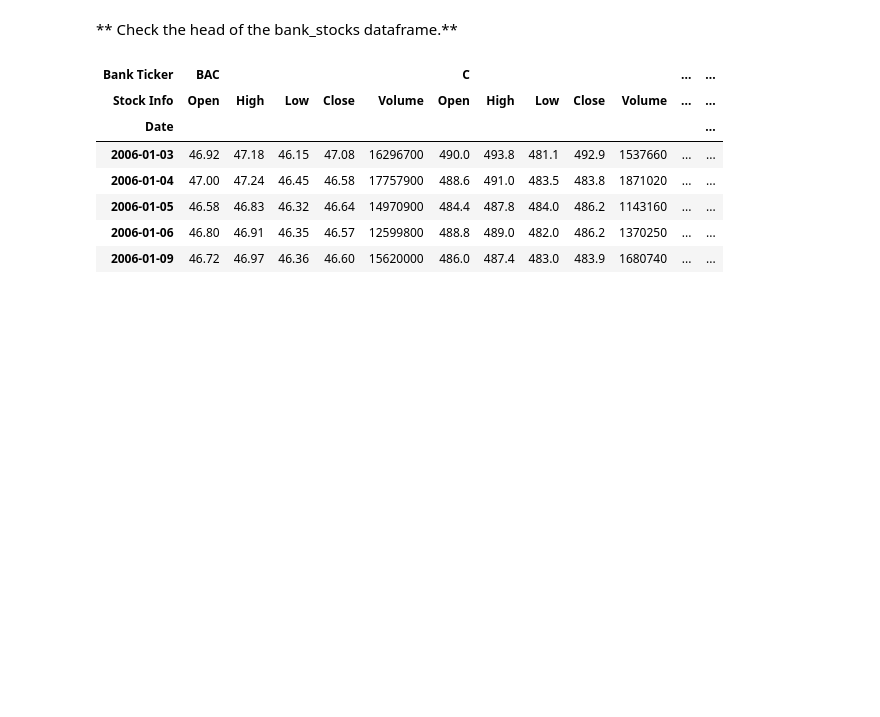
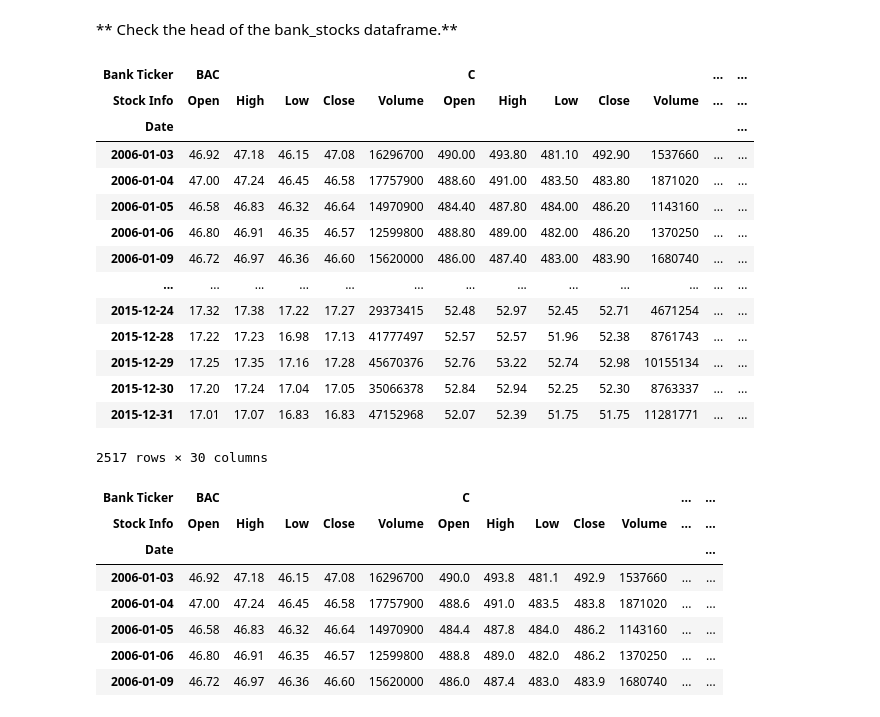
Before and after one commit to lulimontero/curso-udemy-data-science-python, a Jupyter notebook: 10-Data-Capstone-Projects/03-Finance Project.ipynb, the cells around one changed output. Drawn from its saved outputs; the diff is of its cells as text; code cells hidden in the pictures; blank space fills up the shorter version.

```diff
--- a/10-Data-Capstone-Projects/03-Finance Project.ipynb
+++ b/10-Data-Capstone-Projects/03-Finance Project.ipynb
@@ -89,6 +107,24 @@ df = data.DataReader(['BAC', 'C', 'GS', 'JPM', 'MS', 'WFC'],'google', start, end
 bank_stocks.columns.names = ['Bank Ticker','Stock Info']
 # %% [markdown]
 ** Check the head of the bank_stocks dataframe.**
+# %%
+df
+# %% [output]
+| Bank Ticker | BAC |  |  |  |  | C |  |  |  |  | ... | ... |
+| Stock Info | Open | High | Low | Close | Volume | Open | High | Low | Close | Volume | ... | ... |
+| Date |  |  |  |  |  |  |  |  |  |  |  | ... |
+| 2006-01-03 | 46.92 | 47.18 | 46.15 | 47.08 | 16296700 | 490.00 | 493.80 | 481.10 | 492.90 | 1537660 | ... | ... |
+| 2006-01-04 | 47.00 | 47.24 | 46.45 | 46.58 | 17757900 | 488.60 | 491.00 | 483.50 | 483.80 | 1871020 | ... | ... |
+| 2006-01-05 | 46.58 | 46.83 | 46.32 | 46.64 | 14970900 | 484.40 | 487.80 | 484.00 | 486.20 | 1143160 | ... | ... |
+| 2006-01-06 | 46.80 | 46.91 | 46.35 | 46.57 | 12599800 | 488.80 | 489.00 | 482.00 | 486.20 | 1370250 | ... | ... |
+| 2006-01-09 | 46.72 | 46.97 | 46.36 | 46.60 | 15620000 | 486.00 | 487.40 | 483.00 | 483.90 | 1680740 | ... | ... |
+| ... | ... | ... | ... | ... | ... | ... | ... | ... | ... | ... | ... | ... |
+| 2015-12-24 | 17.32 | 17.38 | 17.22 | 17.27 | 29373415 | 52.48 | 52.97 | 52.45 | 52.71 | 4671254 | ... | ... |
+| 2015-12-28 | 17.22 | 17.23 | 16.98 | 17.13 | 41777497 | 52.57 | 52.57 | 51.96 | 52.38 | 8761743 | ... | ... |
+| 2015-12-29 | 17.25 | 17.35 | 17.16 | 17.28 | 45670376 | 52.76 | 53.22 | 52.74 | 52.98 | 10155134 | ... | ... |
+| 2015-12-30 | 17.20 | 17.24 | 17.04 | 17.05 | 35066378 | 52.84 | 52.94 | 52.25 | 52.30 | 8763337 | ... | ... |
+| 2015-12-31 | 17.01 | 17.07 | 16.83 | 16.83 | 47152968 | 52.07 | 52.39 | 51.75 | 51.75 | 11281771 | ... | ... |
+2517 rows × 30 columns
 # %%
 # %% [output]
 | Bank Ticker | BAC |  |  |  |  | C |  |  |  |  | ... | ... |
```
Also changed, not shown: parts of 33 cells of this notebook.
